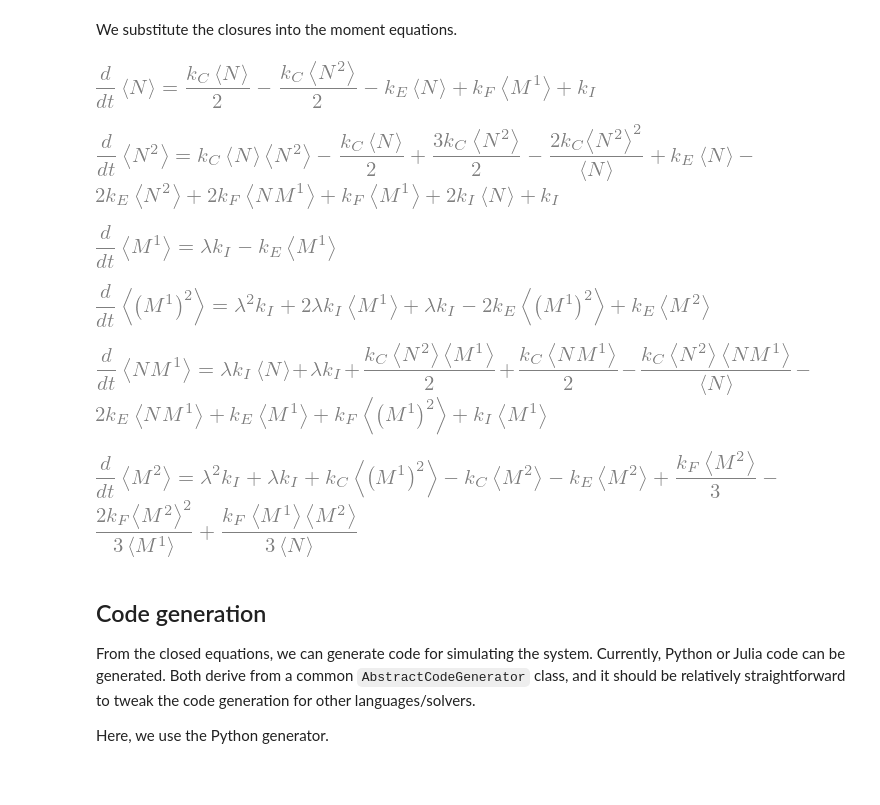
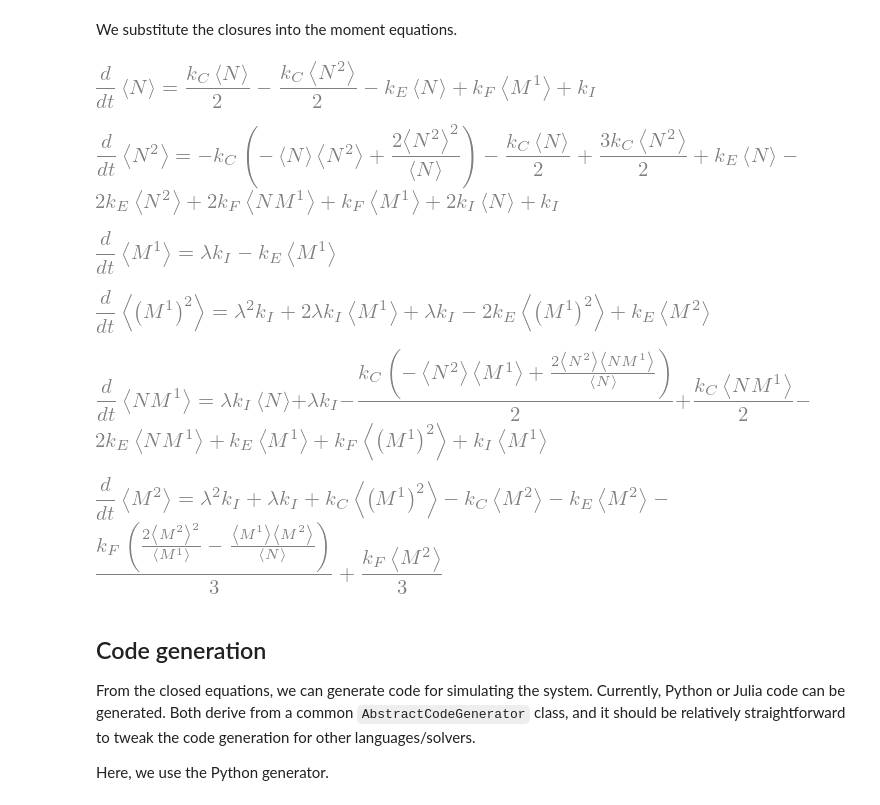
Before and after one commit to zechnerlab/Compartor, a Jupyter notebook: Closed Stochastic Coagulation-Fragmentation Dynamics.ipynb, the cells around one changed output. Drawn from its saved outputs; the diff is of its cells as text; code cells hidden in the pictures; blank space fills up the shorter version.

Commit message:
Rename expectation_and_substitute_closures() to substitute_closures()

```diff
--- a/Closed Stochastic Coagulation-Fragmentation Dynamics.ipynb
+++ b/Closed Stochastic Coagulation-Fragmentation Dynamics.ipynb
@@ -126,15 +126,15 @@ for m,c in closures:
 # %% [markdown]
 We substitute the closures into the moment equations.
 # %%
-equations = expectation_and_substitute_closures(equations, closures)
+equations = substitute_closures(equations, closures)
 display_moment_equations(equations)
 # %% [output]
 [figure]
-[figure, old version]
+[figure, new version]
 [figure]
 [figure]
-[figure, old version]
+[figure, new version]
-[figure, old version]
+[figure, new version]
 # %% [markdown]
 ## Code generation
 From the closed equations, we can generate code for simulating the system.
```
Also changed, not shown: parts of 3 cells of this notebook, 2 other files.
